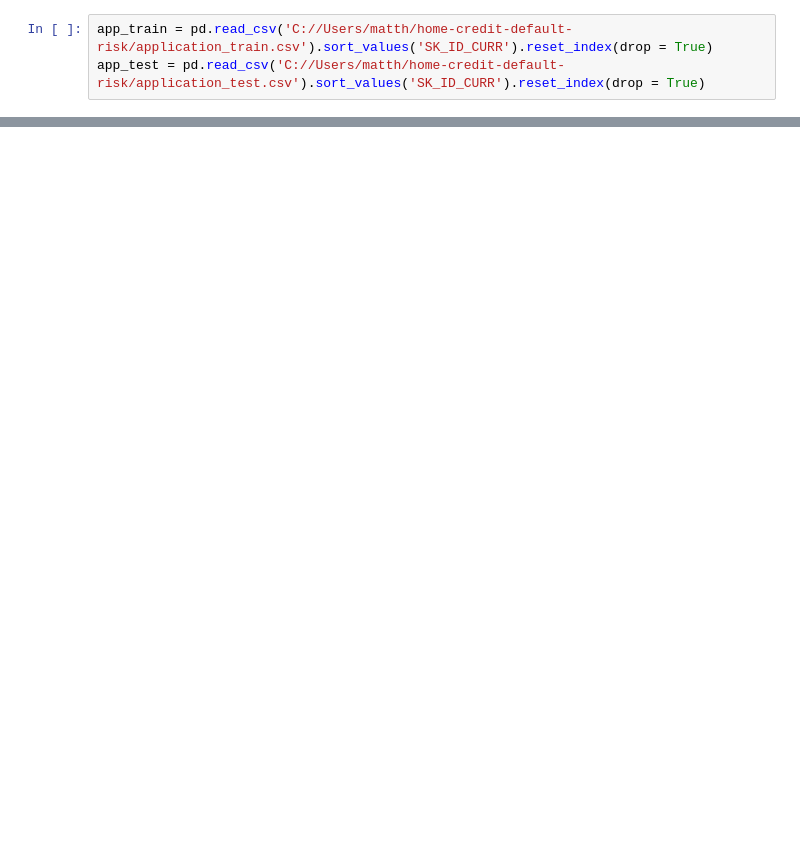
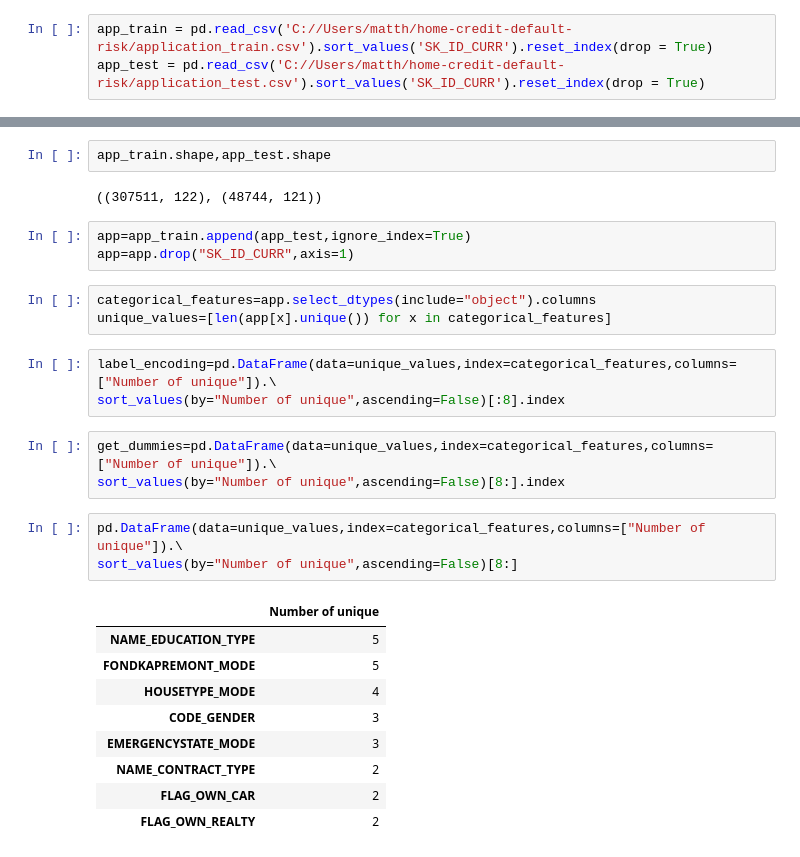
Before and after one commit to Houster/Class-creditdefault, a Jupyter notebook: Working file.ipynb, the cells around one changed output, grey strips where cells are left out. Cells and saved outputs as stored; diff of their text form; blank space fills up the shorter version.

```diff
--- a/Working file.ipynb
+++ b/Working file.ipynb
@@ -84,0 +12,29 @@ dtype: int64
+# %%
+app_train.shape,app_test.shape
+# %% [output]
+((307511, 122), (48744, 121))
+# %%
+app=app_train.append(app_test,ignore_index=True)
+app=app.drop("SK_ID_CURR",axis=1)
+# %%
+categorical_features=app.select_dtypes(include="object").columns
+unique_values=[len(app[x].unique()) for x in categorical_features]
+# %%
+label_encoding=pd.DataFrame(data=unique_values,index=categorical_features,columns=["Number of unique"]).\
+sort_values(by="Number of unique",ascending=False)[:8].index
+# %%
+get_dummies=pd.DataFrame(data=unique_values,index=categorical_features,columns=["Number of unique"]).\
+sort_values(by="Number of unique",ascending=False)[8:].index
+# %%
+pd.DataFrame(data=unique_values,index=categorical_features,columns=["Number of unique"]).\
+sort_values(by="Number of unique",ascending=False)[8:]
+# %% [output]
+|  | Number of unique |
+| NAME_EDUCATION_TYPE | 5 |
+| FONDKAPREMONT_MODE | 5 |
+| HOUSETYPE_MODE | 4 |
+| CODE_GENDER | 3 |
+| EMERGENCYSTATE_MODE | 3 |
+| NAME_CONTRACT_TYPE | 2 |
+| FLAG_OWN_CAR | 2 |
+| FLAG_OWN_REALTY | 2 |
```
Also changed, not shown: parts of 35 cells of this notebook.
